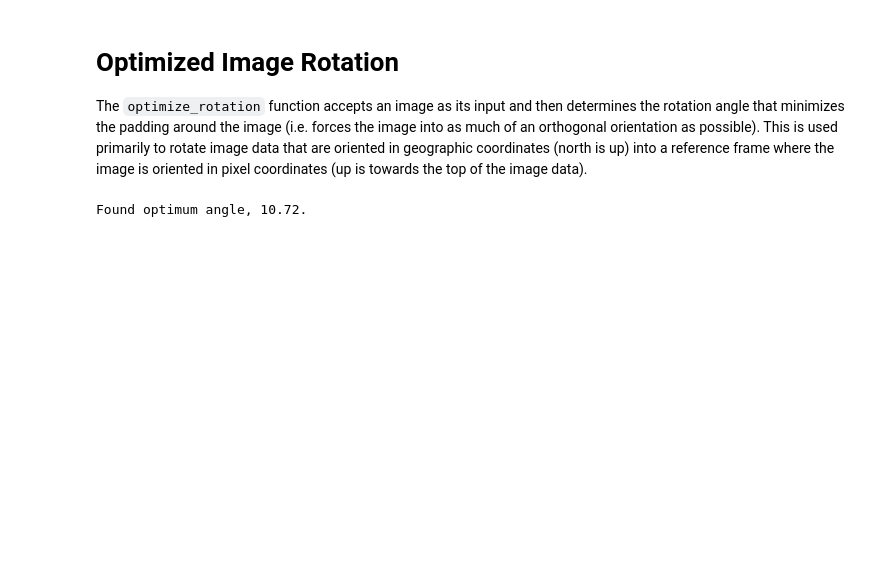
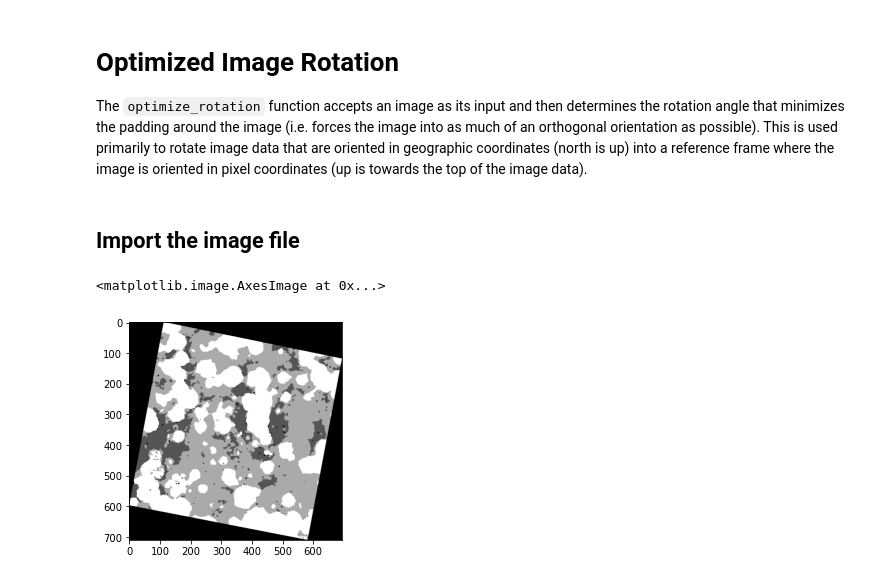
Before and after one commit to ecohydro/uhuru, a Jupyter notebook: Rotate_Image.ipynb, the cells around one changed output. Cells and saved outputs as stored; diff of their text form; code cells hidden in the pictures; blank space fills up the shorter version.

```diff
--- a/Rotate_Image.ipynb
+++ b/Rotate_Image.ipynb
@@ -10,9 +11,11 @@ import numpy as np
 in_file = "test_image.tif"
 out_file = "rotated_image.tif"
 zero_val = 2
+# %% [markdown]
+## Import the image file
 # %%
 im = crop(Image.open(in_file))
-optimized = optimize_rotation(im)
-optimized.save(out_file)
+plt.imshow(rescale(im))
 # %% [output]
-Found optimum angle, 10.72.
+<matplotlib.image.AxesImage at 0x...>
+[figure, added]
```
Also changed, not shown: parts of 4 cells of this notebook.
